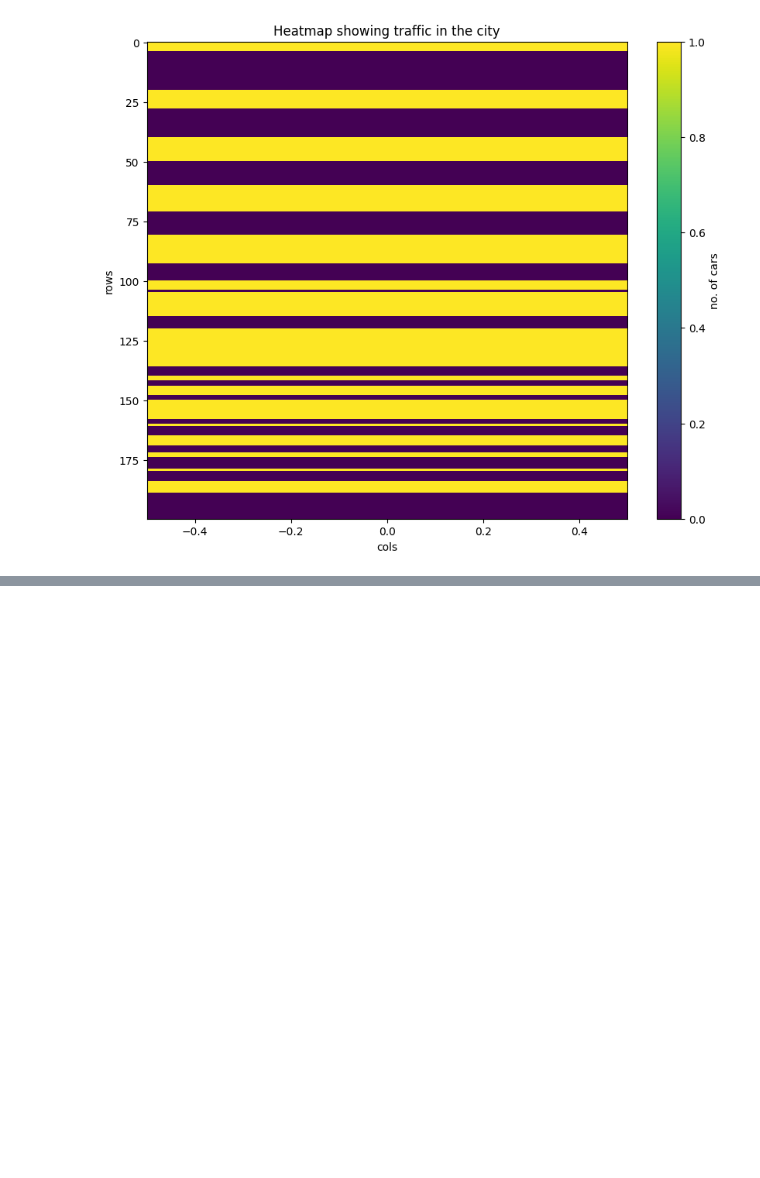
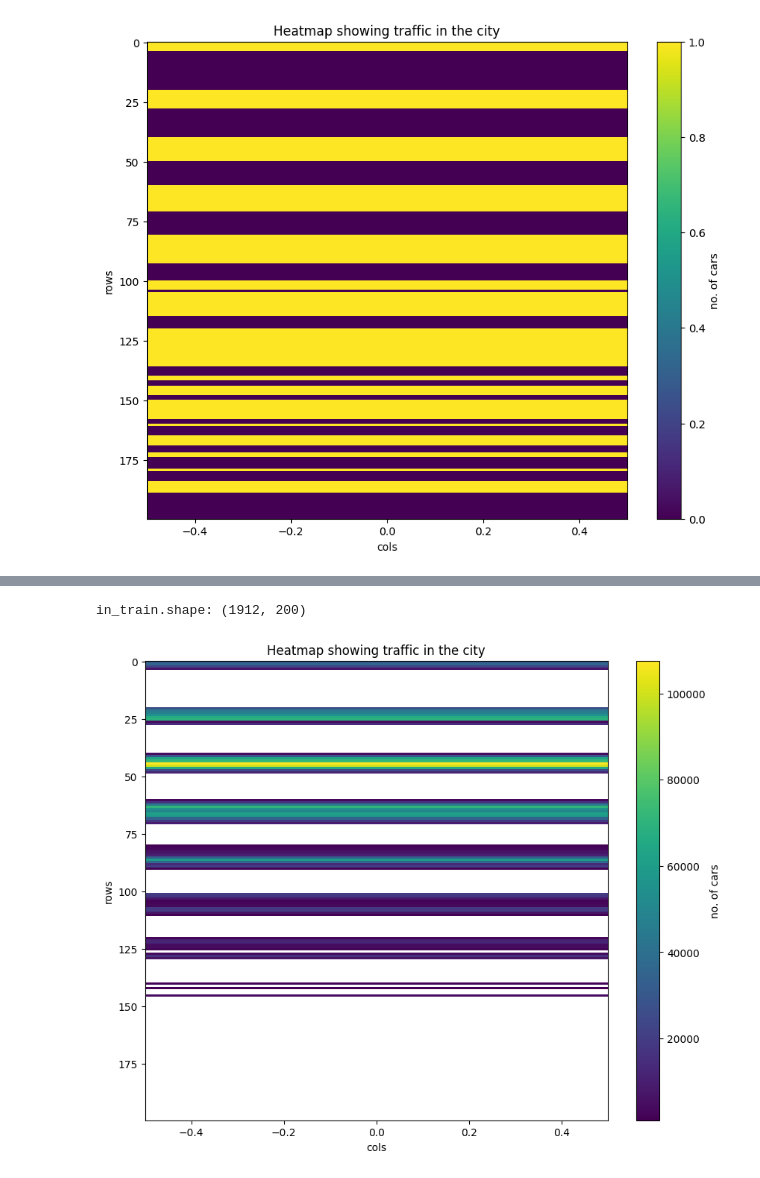
Before and after one commit to omerAJ/Hyb-STEX, a Jupyter notebook: view_dataset.ipynb, the cells around one changed output, grey strips where cells are left out. Drawn from its saved outputs; the diff is of its cells as text; code cells hidden in the pictures; blank space fills up the shorter version.

```diff
--- a/view_dataset.ipynb
+++ b/view_dataset.ipynb
@@ -418,0 +419,25 @@ Name: loss, Length: 274, dtype: float64
+# %%
+import numpy as np
+x_train = np.load(r'D:\omer\ST-SSL\data\NYCBike2\train.npz')["x"]
+# y_train = np.load(r'E:\estudy\ST-SSL\code\ST-SSL\data\NYCTaxi\train.npz')["y"]
+# print(f"len(data_train): {len(x_train)}")
+# print(f"y_train.shape: {y_train.shape}")
+in_train = x_train[:, 0, :, 0]
+# out_train = x_train[:, :, :, 1]
+print(f"in_train.shape: {in_train.shape}")
+in_train_avg = np.sum(in_train, axis=0)
+# out_train_avg = np.sum(out_train, axis=0).squeeze(0).reshape(20, 10)
+# print(f"in_train_avg.shape: {in_train_avg.shape}")
+in_train_avg[in_train_avg<1000] = -np.inf
+# inout_train_avg = (in_train_avg + out_train_avg)/2
+import matplotlib.pyplot as plt
+plt.figure(figsize=(10, 8))
+plt.imshow(in_train_avg.reshape(-1, 1), cmap='viridis', aspect='auto')
+plt.colorbar(label='no. of cars')
+plt.title('Heatmap showing traffic in the city')
+plt.xlabel('cols')
+plt.ylabel('rows')
+plt.show()
+# %% [output]
+in_train.shape: (1912, 200)
+[figure, added]
```
Also changed, not shown: parts of 1 cell of this notebook, 6 other files.
